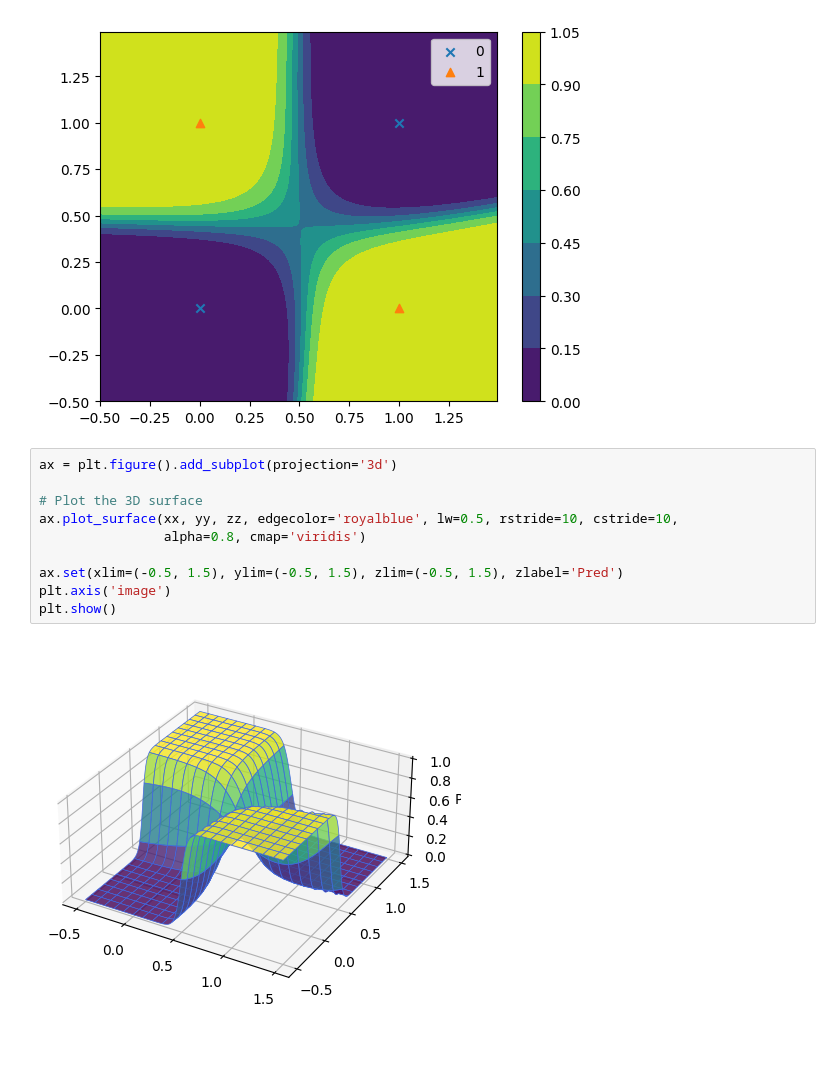
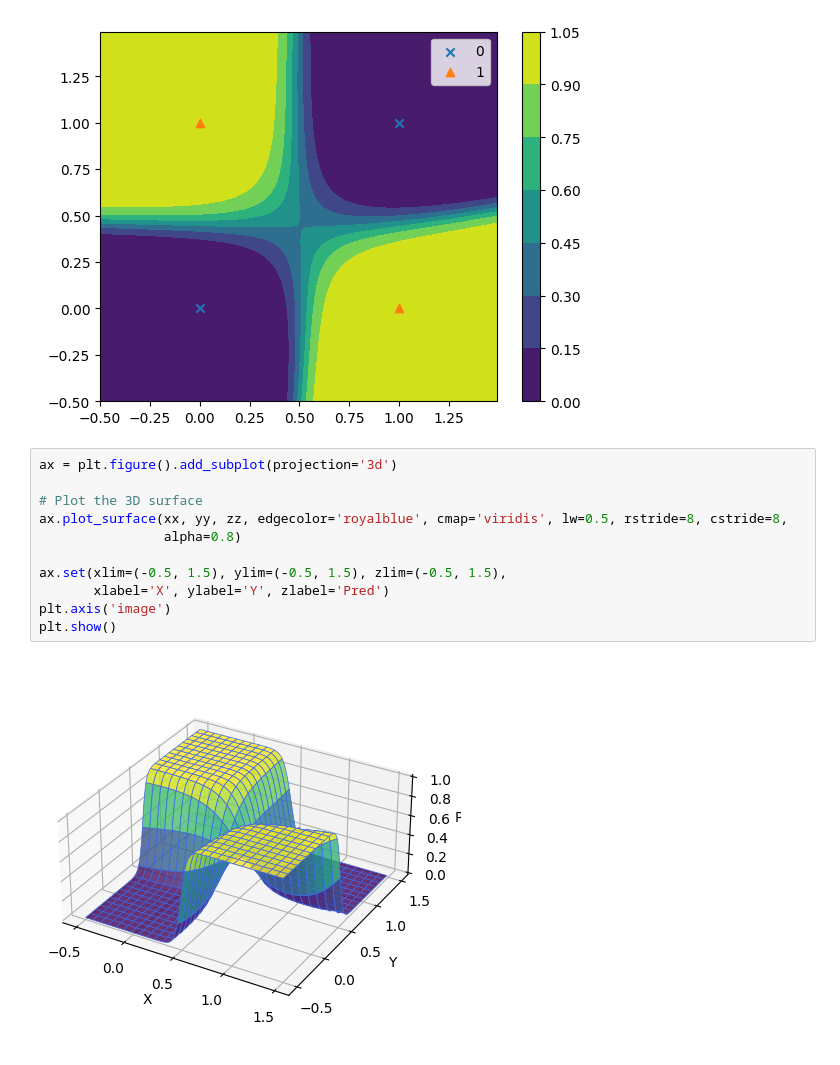
Before and after one commit to imraunav/Universal-function-approximators, a Jupyter notebook: XOR_PyTorch.ipynb, the cells around one changed output. Cells and saved outputs as stored; diff of their text form.

```diff
--- a/XOR_PyTorch.ipynb
+++ b/XOR_PyTorch.ipynb
@@ -185,12 +192,13 @@ plt.show()
 # %%
 ax = plt.figure().add_subplot(projection='3d')
 
 # Plot the 3D surface
-ax.plot_surface(xx, yy, zz, edgecolor='royalblue', lw=0.5, rstride=10, cstride=10,
-                alpha=0.8, cmap='viridis')
+ax.plot_surface(xx, yy, zz, edgecolor='royalblue', cmap='viridis', lw=0.5, rstride=8, cstride=8,
+                alpha=0.8)
 
-ax.set(xlim=(-0.5, 1.5), ylim=(-0.5, 1.5), zlim=(-0.5, 1.5), zlabel='Pred')
+ax.set(xlim=(-0.5, 1.5), ylim=(-0.5, 1.5), zlim=(-0.5, 1.5),
+       xlabel='X', ylabel='Y', zlabel='Pred')
 plt.axis('image')
 plt.show()
 # %% [output]
-[figure, old version]
+[figure, new version]
```
Also changed, not shown: parts of 13 cells of this notebook.
